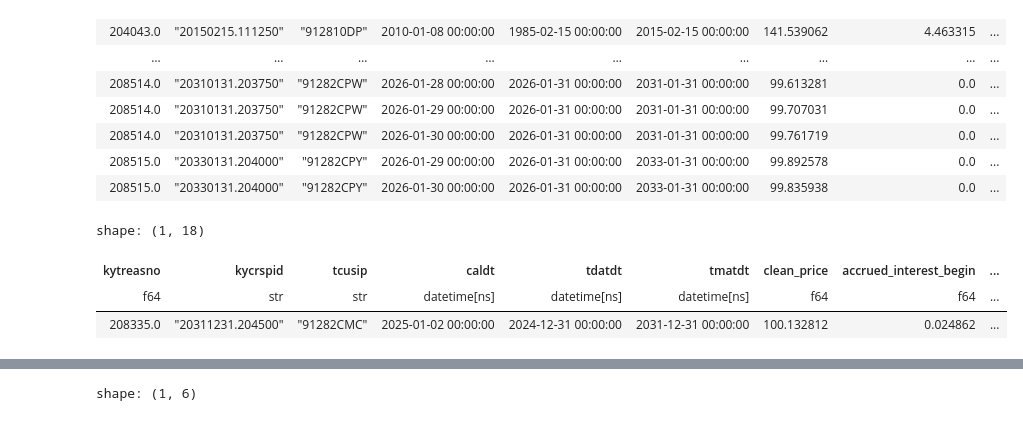
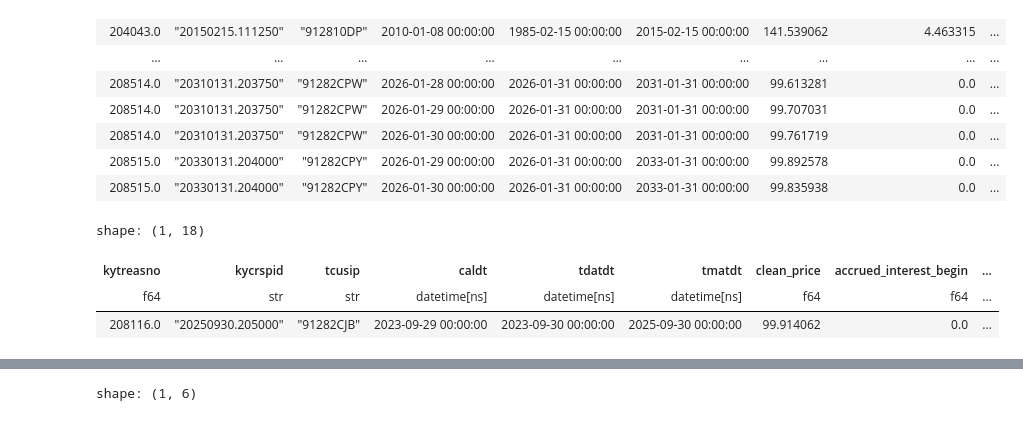
Before and after one commit to maxz073/p10_Siriwardane_et_al_2026, a Jupyter notebook: src/check.ipynb, the cells around one changed output, grey strips where cells are left out. Drawn from its saved outputs; the diff is of its cells as text; code cells hidden in the pictures.

```diff
--- a/src/check.ipynb
+++ b/src/check.ipynb
@@ -135,14 +142,14 @@ shape: (1_203_074, 18)
 | 208515.0 | "20330131.204000" | "91282CPY" | 2026-01-30 00:00:00 | 2026-01-31 00:00:00 | 2033-01-31 00:00:00 | 99.835938 | 0.0 | ... |
 # %%
 df_crsp_cusip = df_crsp.filter(
-    (pl.col("tcusip") == "91282CMC") & (pl.col("caldt") == pl.date(2025, 1, 2))
+    (pl.col("tcusip") == "91282CJB") & (pl.col("caldt") == pl.date(2023, 9, 29))
 )
 df_crsp_cusip
 # %% [output]
 shape: (1, 18)
 | kytreasno | kycrspid | tcusip | caldt | tdatdt | tmatdt | clean_price | accrued_interest_begin | ... |
 | f64 | str | str | datetime[ns] | datetime[ns] | datetime[ns] | f64 | f64 | ... |
-| 208335.0 | "20311231.204500" | "91282CMC" | 2025-01-02 00:00:00 | 2024-12-31 00:00:00 | 2031-12-31 00:00:00 | 100.132812 | 0.024862 | ... |
+| 208116.0 | "20250930.205000" | "91282CJB" | 2023-09-29 00:00:00 | 2023-09-30 00:00:00 | 2025-09-30 00:00:00 | 99.914062 | 0.0 | ... |
 # %%
 df_crsp.select("tcusip").unique()
 # %% [output]
```
Also changed, not shown: parts of 18 cells of this notebook, 6 other files.
